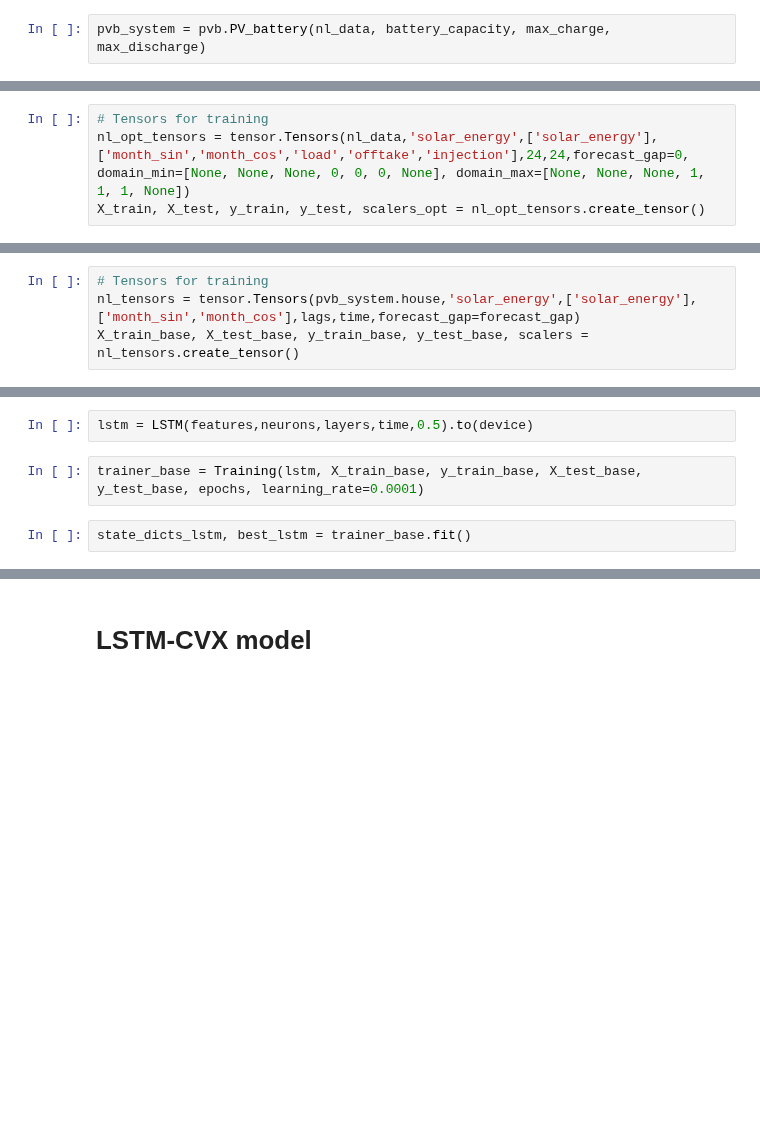
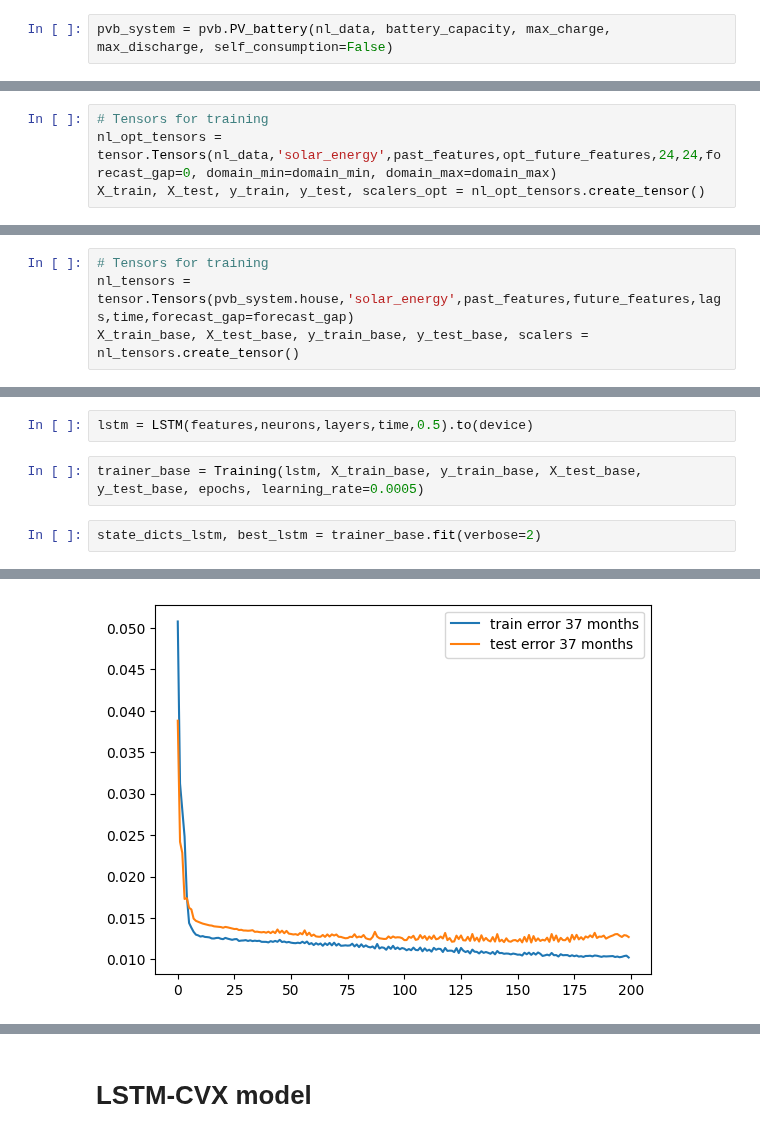
Before and after one commit to Joris-Dprtr/DFL_PVB, a Jupyter notebook: notebooks/MPC_main_notebook.ipynb, the cells around one changed output, grey strips where cells are left out. Cells and saved outputs as stored; diff of their text form; blank space fills up the shorter version.

```diff
--- a/notebooks/MPC_main_notebook.ipynb
+++ b/notebooks/MPC_main_notebook.ipynb
@@ -64,10 +77,10 @@ neurons = 200
 # %%
-pvb_system = pvb.PV_battery(nl_data, battery_capacity, max_charge, max_discharge)
+pvb_system = pvb.PV_battery(nl_data, battery_capacity, max_charge, max_discharge, self_consumption=False)
 # %%
 problem, variables, parameters = pvb_system.create_optimization_problem(24)
 # %%
 # Tensors for training
-nl_opt_tensors = tensor.Tensors(nl_data,'solar_energy',['solar_energy'],['month_sin','month_cos','load','offtake','injection'],24,24,forecast_gap=0, domain_min=[None, None, None, 0, 0, 0, None], domain_max=[None, None, None, 1, 1, 1, None])
+nl_opt_tensors = tensor.Tensors(nl_data,'solar_energy',past_features,opt_future_features,24,24,forecast_gap=0, domain_min=domain_min, domain_max=domain_max)
 X_train, X_test, y_train, y_test, scalers_opt = nl_opt_tensors.create_tensor()
 # %% [markdown]
 # Previous problems
@@ -217,13 +230,14 @@ First we make forecasts in a 2-step approach, for which we do not need the optim
 ## Tensors
 # %%
 # Tensors for training
-nl_tensors = tensor.Tensors(pvb_system.house,'solar_energy',['solar_energy'],['month_sin','month_cos'],lags,time,forecast_gap=forecast_gap)
+nl_tensors = tensor.Tensors(pvb_system.house,'solar_energy',past_features,future_features,lags,time,forecast_gap=forecast_gap)
 X_train_base, X_test_base, y_train_base, y_test_base, scalers = nl_tensors.create_tensor()
 # %% [markdown]
 ## Model
 # %%
 lstm = LSTM(features,neurons,layers,time,0.5).to(device)
 # %%
-trainer_base = Training(lstm, X_train_base, y_train_base, X_test_base, y_test_base, epochs, learning_rate=0.0001)
+trainer_base = Training(lstm, X_train_base, y_train_base, X_test_base, y_test_base, epochs, learning_rate=0.0005)
 # %%
-state_dicts_lstm, best_lstm = trainer_base.fit()
+state_dicts_lstm, best_lstm = trainer_base.fit(verbose=2)
+# %% [output]
@@ -230,2 +261,3 @@ state_dicts_lstm, best_lstm = trainer_base.fit()
+[figure, added]
 # %%
 lstm.load_state_dict(state_dicts_lstm[best_lstm])
```
Also changed, not shown: parts of 26 cells of this notebook, 7 other files.
